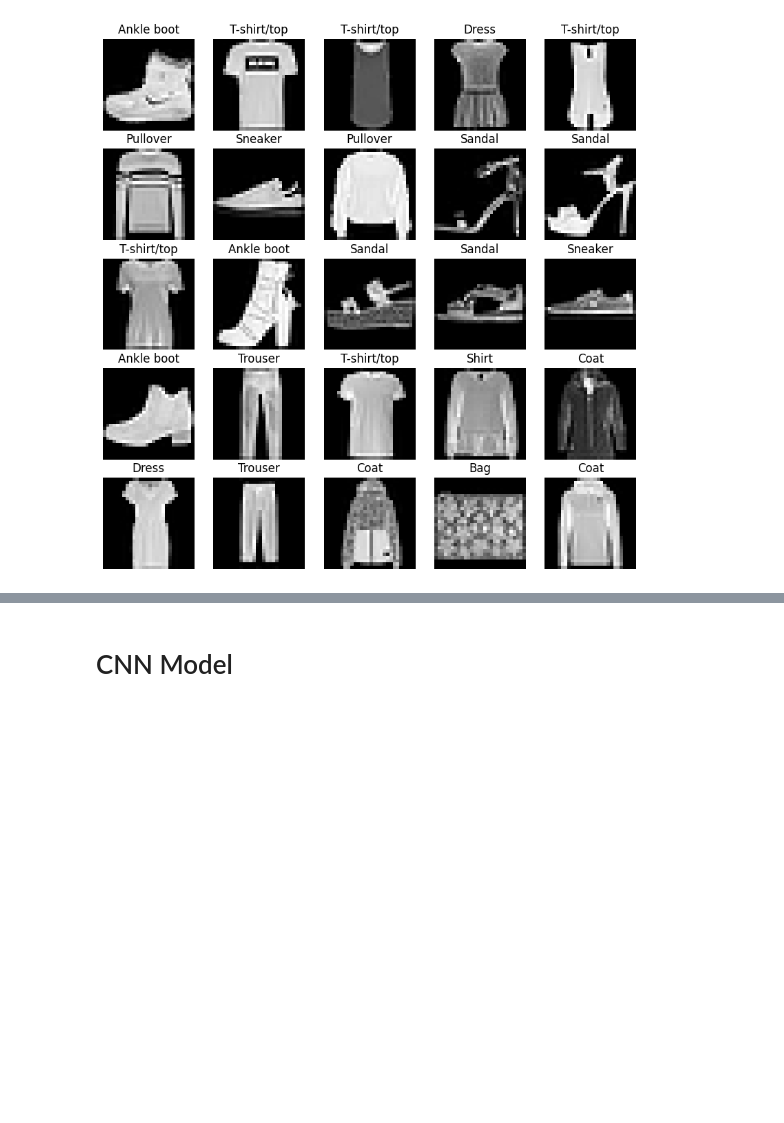
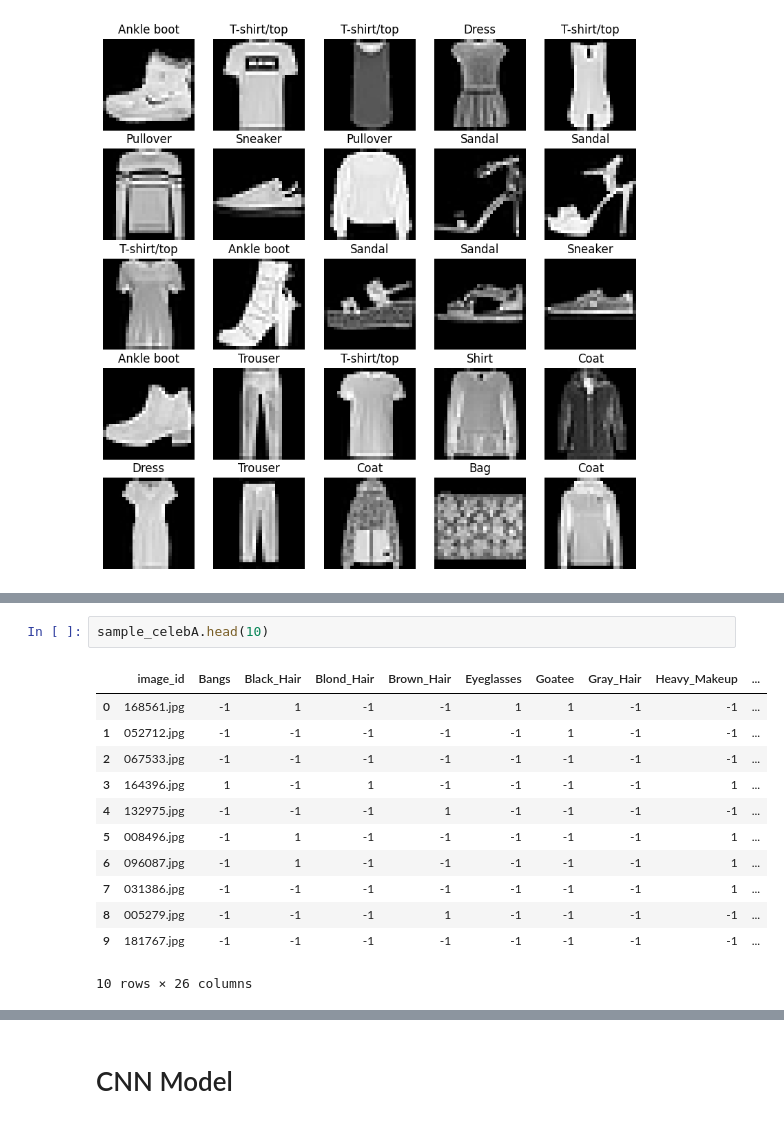
Before and after one commit to ManavBVijayan/Style-Recommendation-System-Using-Face-Attributes, a Jupyter notebook: Style-recommendation-system.ipynb, the cells around one changed output, grey strips where cells are left out. Drawn from its saved outputs; the diff is of its cells as text; blank space fills up the shorter version.

```diff
--- a/Style-recommendation-system.ipynb
+++ b/Style-recommendation-system.ipynb
@@ -327,3 +302,18 @@ sample_celebA.tail()
+# %%
+sample_celebA.head(10)
+# %% [output]
+|  | image_id | Bangs | Black_Hair | Blond_Hair | Brown_Hair | Eyeglasses | Goatee | Gray_Hair | Heavy_Makeup | ... |
+| 0 | 168561.jpg | -1 | 1 | -1 | -1 | 1 | 1 | -1 | -1 | ... |
+| 1 | 052712.jpg | -1 | -1 | -1 | -1 | -1 | 1 | -1 | -1 | ... |
+| 2 | 067533.jpg | -1 | -1 | -1 | -1 | -1 | -1 | -1 | -1 | ... |
+| 3 | 164396.jpg | 1 | -1 | 1 | -1 | -1 | -1 | -1 | 1 | ... |
+| 4 | 132975.jpg | -1 | -1 | -1 | 1 | -1 | -1 | -1 | -1 | ... |
+| 5 | 008496.jpg | -1 | 1 | -1 | -1 | -1 | -1 | -1 | 1 | ... |
+| 6 | 096087.jpg | -1 | 1 | -1 | -1 | -1 | -1 | -1 | 1 | ... |
+| 7 | 031386.jpg | -1 | -1 | -1 | -1 | -1 | -1 | -1 | 1 | ... |
+| 8 | 005279.jpg | -1 | -1 | -1 | 1 | -1 | -1 | -1 | -1 | ... |
+| 9 | 181767.jpg | -1 | -1 | -1 | -1 | -1 | -1 | -1 | -1 | ... |
+10 rows × 26 columns
 # %%
 def display_outfit(image_id, df):
     # Construct the image path
```
Also changed, not shown: parts of 11 cells of this notebook, 1 other file.
